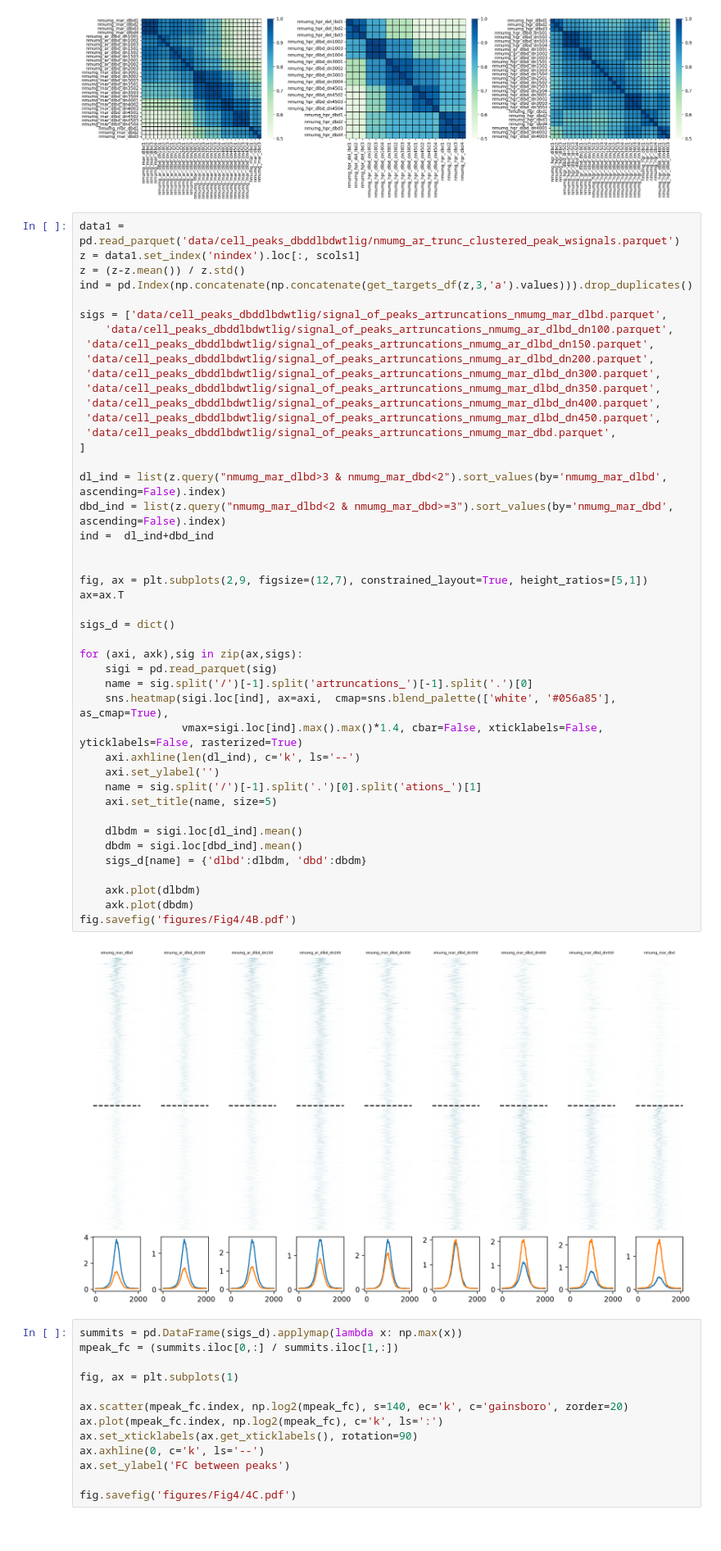
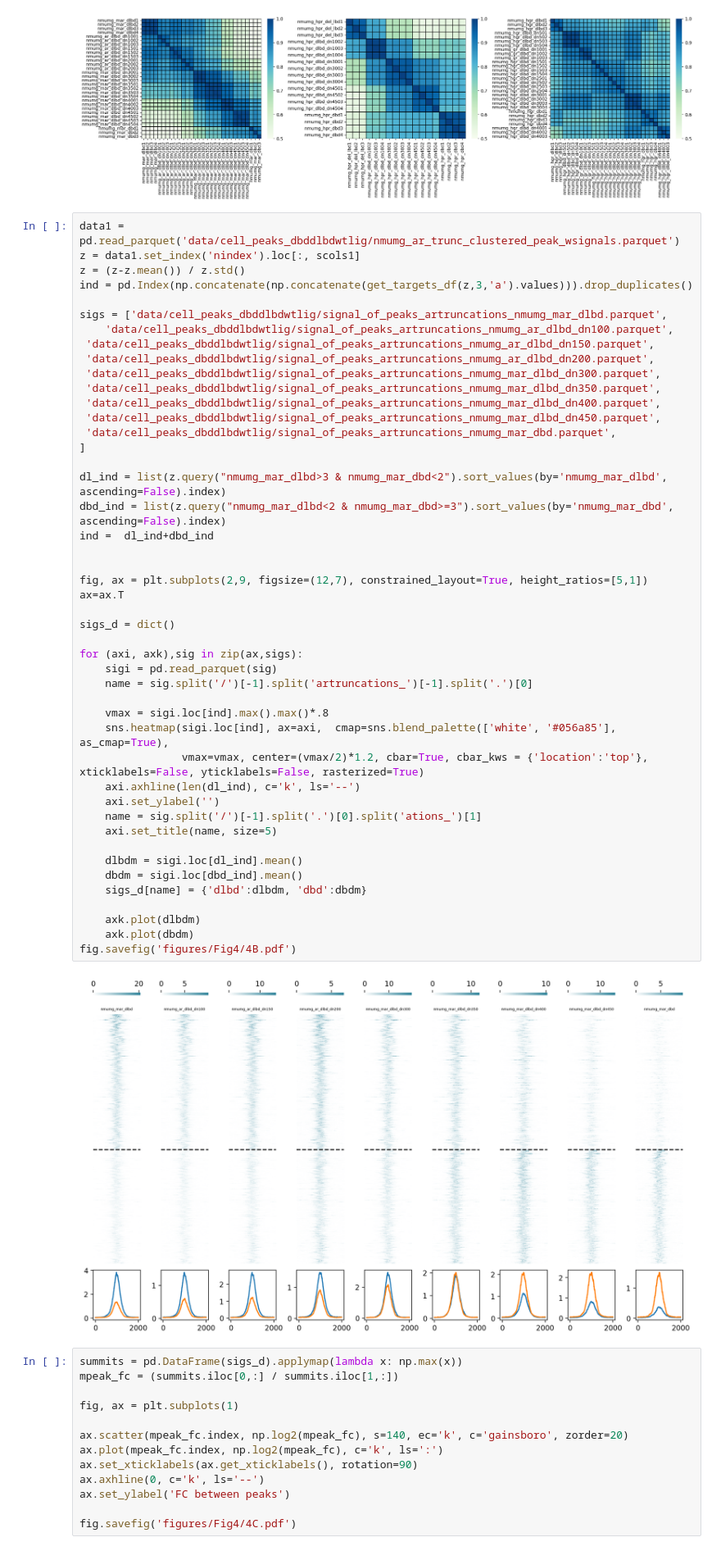
Before and after one commit to vmindel/ZigShoMinMan_2025, a Jupyter notebook: Fig4.ipynb, the cells around one changed output. Shown at 82% size. Saved outputs shown, nothing was run; the diff lists cells and outputs as text.

```diff
--- a/Fig4.ipynb
+++ b/Fig4.ipynb
@@ -215,35 +215,37 @@ sigs = ['data/cell_peaks_dbddlbdwtlig/signal_of_peaks_artruncations_nmumg_mar_dl
  'data/cell_peaks_dbddlbdwtlig/signal_of_peaks_artruncations_nmumg_mar_dbd.parquet',
 ]
 
 dl_ind = list(z.query("nmumg_mar_dlbd>3 & nmumg_mar_dbd<2").sort_values(by='nmumg_mar_dlbd', ascending=False).index)
 dbd_ind = list(z.query("nmumg_mar_dlbd<2 & nmumg_mar_dbd>=3").sort_values(by='nmumg_mar_dbd', ascending=False).index)
 ind =  dl_ind+dbd_ind
 
 
 fig, ax = plt.subplots(2,9, figsize=(12,7), constrained_layout=True, height_ratios=[5,1])
 ax=ax.T
 
 sigs_d = dict()
 
 for (axi, axk),sig in zip(ax,sigs):
     sigi = pd.read_parquet(sig)
     name = sig.split('/')[-1].split('artruncations_')[-1].split('.')[0]
+
+    vmax = sigi.loc[ind].max().max()*.8
     sns.heatmap(sigi.loc[ind], ax=axi,  cmap=sns.blend_palette(['white', '#056a85'], as_cmap=True),
-                vmax=sigi.loc[ind].max().max()*1.4, cbar=False, xticklabels=False, yticklabels=False, rasterized=True)
+                vmax=vmax, center=(vmax/2)*1.2, cbar=True, cbar_kws = {'location':'top'}, xticklabels=False, yticklabels=False, rasterized=True)
     axi.axhline(len(dl_ind), c='k', ls='--')
     axi.set_ylabel('')
     name = sig.split('/')[-1].split('.')[0].split('ations_')[1]
     axi.set_title(name, size=5)
 
     dlbdm = sigi.loc[dl_ind].mean()
     dbdm = sigi.loc[dbd_ind].mean()
     sigs_d[name] = {'dlbd':dlbdm, 'dbd':dbdm}
 
     axk.plot(dlbdm)
     axk.plot(dbdm)
 fig.savefig('figures/Fig4/4B.pdf')
 # %% [output]
-[figure, old version]
+[figure, new version]
 # %%
 summits = pd.DataFrame(sigs_d).applymap(lambda x: np.max(x))
 mpeak_fc = (summits.iloc[0,:] / summits.iloc[1,:])
```
Also changed, not shown: 5 other files.
